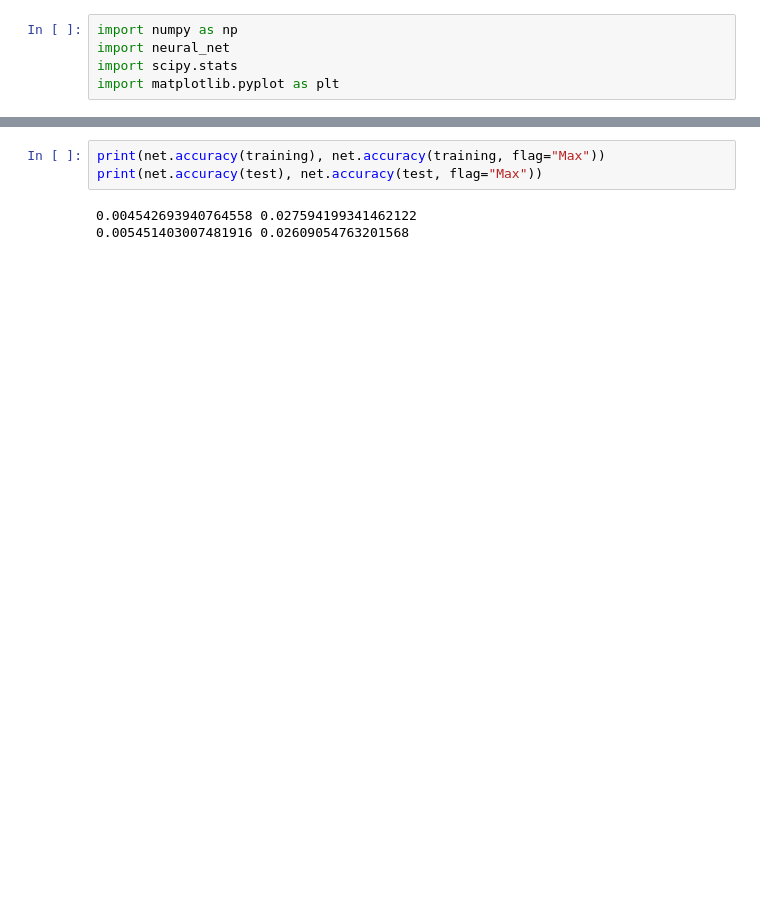
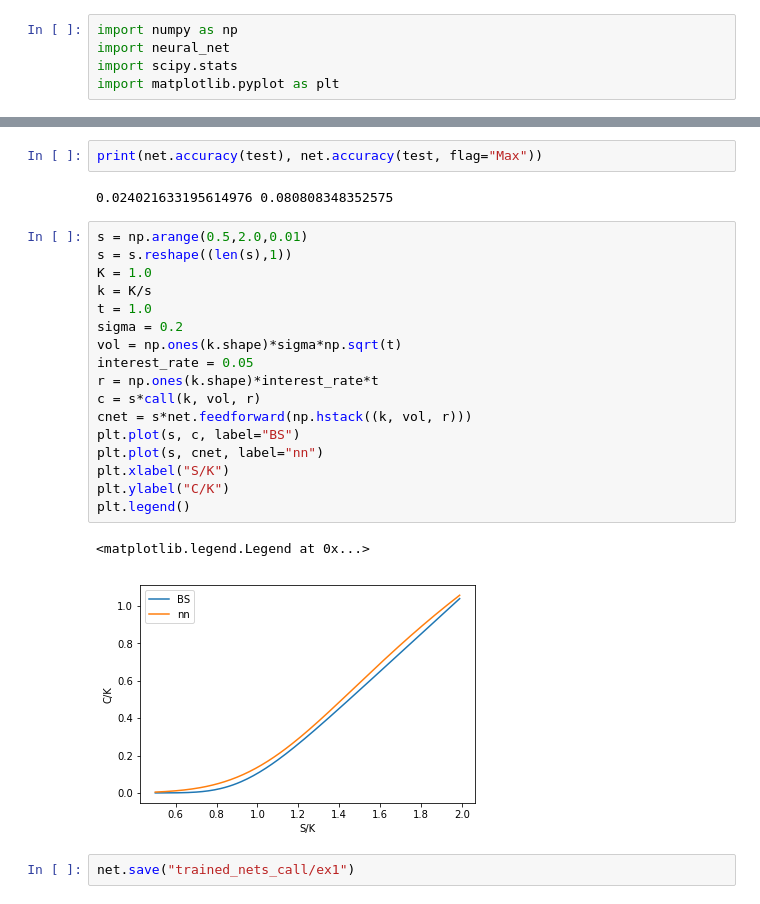
Before and after one commit to MehdiSaravani/nn-mf, a Jupyter notebook: EU_option.ipynb, the cells around one changed output, grey strips where cells are left out. Cells and saved outputs as stored; diff of their text form; blank space fills up the shorter version.

```diff
--- a/EU_option.ipynb
+++ b/EU_option.ipynb
@@ -46,7 +66,27 @@ total learning time = 57.3 minutes
 # %%
-print(net.accuracy(training), net.accuracy(training, flag="Max"))
 print(net.accuracy(test), net.accuracy(test, flag="Max"))
 # %% [output]
-0.004542693940764558 0.027594199341462122
-0.005451403007481916 0.02609054763201568
+0.024021633195614976 0.080808348352575
+# %%
+s = np.arange(0.5,2.0,0.01)
+s = s.reshape((len(s),1))
+K = 1.0
+k = K/s
+t = 1.0
+sigma = 0.2
+vol = np.ones(k.shape)*sigma*np.sqrt(t)
+interest_rate = 0.05
+r = np.ones(k.shape)*interest_rate*t
+c = s*call(k, vol, r)
+cnet = s*net.feedforward(np.hstack((k, vol, r)))
+plt.plot(s, c, label="BS")
+plt.plot(s, cnet, label="nn")
+plt.xlabel("S/K")
+plt.ylabel("C/K")
+plt.legend()
+# %% [output]
+<matplotlib.legend.Legend at 0x...>
+[figure, added]
+# %%
+net.save("trained_nets_call/ex1")
 # %%
```
Also changed, not shown: parts of 15 cells of this notebook.
